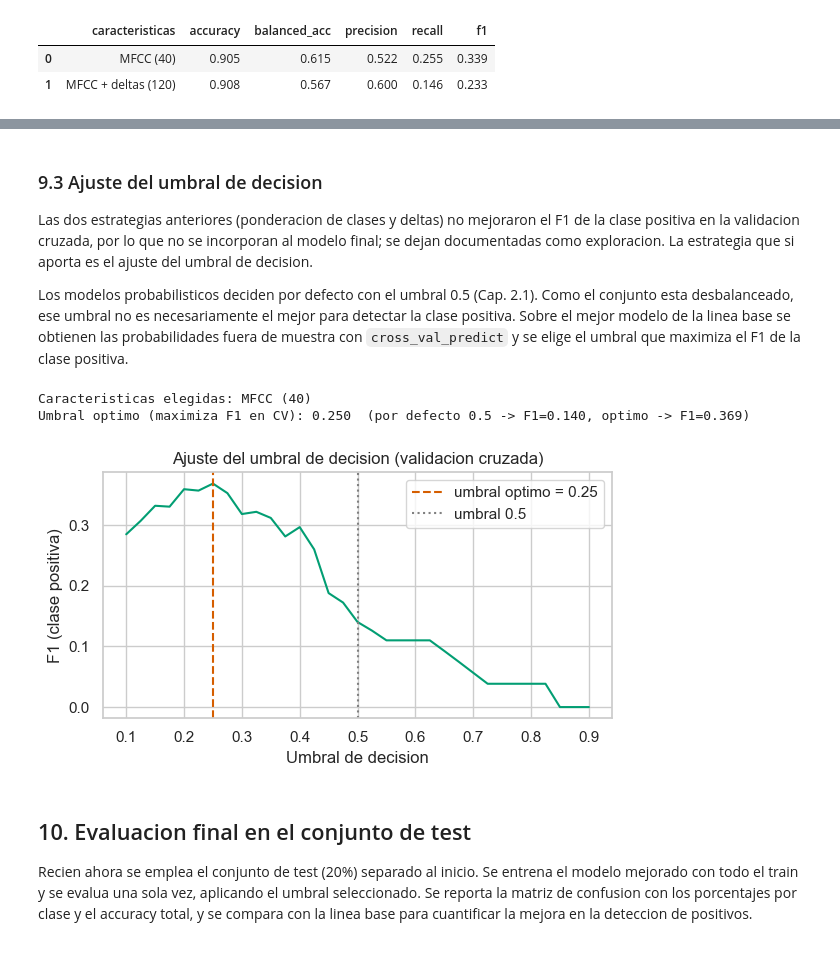
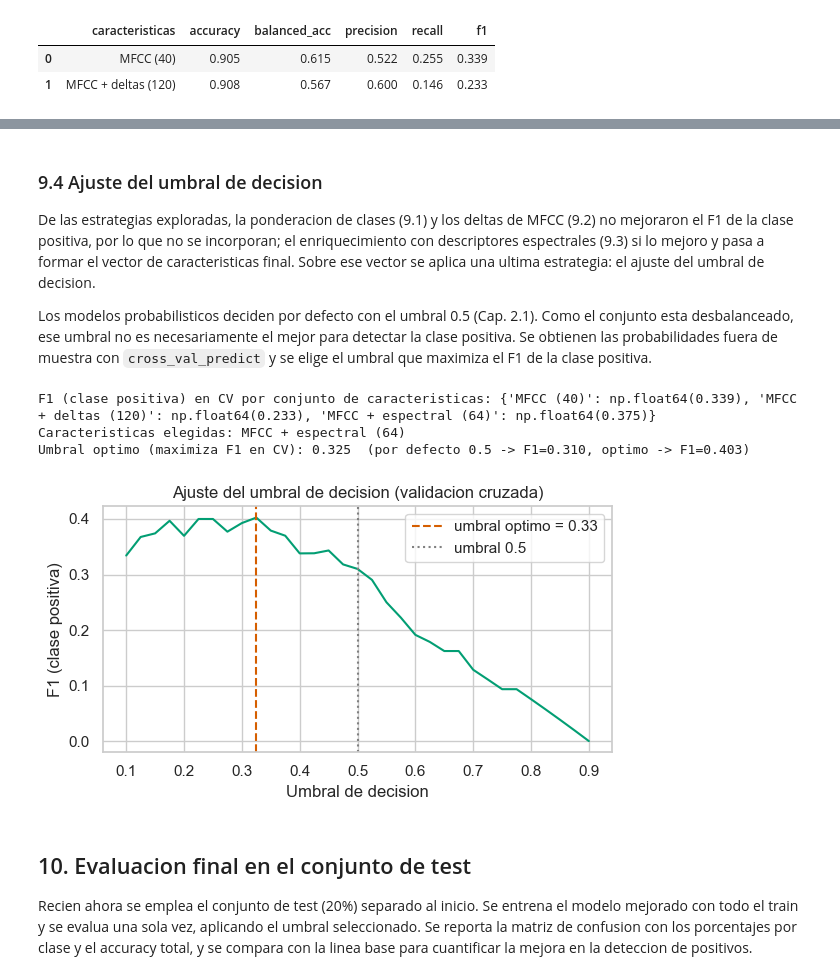
Before and after one commit to erosas-utec/ml-project-classification, a Jupyter notebook: covid_cough_classification.ipynb, the cells around one changed output, grey strips where cells are left out. Cells and saved outputs as stored; diff of their text form; code cells hidden in the pictures.

```diff
--- a/covid_cough_classification.ipynb
+++ b/covid_cough_classification.ipynb
@@ -601,43 +657,51 @@ Deltas cargados desde data\features_delta.csv
 # %% [markdown]
-### 9.3 Ajuste del umbral de decision
+### 9.4 Ajuste del umbral de decision
 
-Las dos estrategias anteriores (ponderacion de clases y deltas) no mejoraron el F1 de la clase positiva en la validacion cruzada, por lo que no se incorporan al modelo final; se dejan documentadas como exploracion. La estrategia que si aporta es el ajuste del umbral de decision.
+De las estrategias exploradas, la ponderacion de clases (9.1) y los deltas de MFCC (9.2) no mejoraron el F1 de la clase positiva, por lo que no se incorporan; el enriquecimiento con descriptores espectrales (9.3) si lo mejoro y pasa a formar el vector de caracteristicas final. Sobre ese vector se aplica una ultima estrategia: el ajuste del umbral de decision.
 
-Los modelos probabilisticos deciden por defecto con el umbral 0.5 (Cap. 2.1). Como el conjunto esta desbalanceado, ese umbral no es necesariamente el mejor para detectar la clase positiva. Sobre el mejor modelo de la linea base se obtienen las probabilidades fuera de muestra con `cross_val_predict` y se elige el umbral que maximiza el F1 de la clase positiva.
+Los modelos probabilisticos deciden por defecto con el umbral 0.5 (Cap. 2.1). Como el conjunto esta desbalanceado, ese umbral no es necesariamente el mejor para detectar la clase positiva. Se obtienen las probabilidades fuera de muestra con `cross_val_predict` y se elige el umbral que maximiza el F1 de la clase positiva.
 # %%
-# Se escoge el conjunto de caracteristicas segun el F1 de la seccion 9.2
-usar_deltas = comparacion_feat.iloc[1]['f1'] > comparacion_feat.iloc[0]['f1']
-X_tr_final = X_train_ext if usar_deltas else X_train
-X_te_final = X_test_ext if usar_deltas else X_test
-conjunto_final = 'MFCC + deltas (120)' if usar_deltas else 'MFCC (40)'
+# Se escoge el conjunto de caracteristicas con mejor F1 de la clase positiva en validacion
+# cruzada, entre los explorados en las Secciones 9.2 y 9.3 (misma metrica de seleccion del proyecto)
+conjuntos_tr = {'MFCC (40)': X_train, 'MFCC + deltas (120)': X_train_ext,
+                'MFCC + espectral (64)': X_train_esp}
+conjuntos_te = {'MFCC (40)': X_test, 'MFCC + deltas (120)': X_test_ext,
+                'MFCC + espectral (64)': X_test_esp}
+f1_conjunto = {n: evaluar(construir_modelo(nombre_mejor, fila_ganadora[nombre_mejor]), Xc)['f1']
+               for n, Xc in conjuntos_tr.items()}
+conjunto_final = max(f1_conjunto, key=f1_conjunto.get)
+X_tr_final = conjuntos_tr[conjunto_final]
+X_te_final = conjuntos_te[conjunto_final]
+print('F1 (clase positiva) en CV por conjunto de caracteristicas:', f1_conjunto)
 print('Caracteristicas elegidas:', conjunto_final)
 
 modelo_final = construir_modelo(nombre_mejor, fila_ganadora[nombre_mejor])
 
 # Probabilidades fuera de muestra (sin fuga) para elegir el umbral
 proba_oof = cross_val_predict(modelo_final, X_tr_final, y_train, groups=grupos_train,
                               cv=kfold, method='predict_proba')[:, 1]
 umbrales = np.linspace(0.10, 0.90, 33)
 f1_por_umbral = [f1_score(y_train, (proba_oof >= u).astype(int), zero_division=0) for u in umbrales]
 umbral_opt = float(umbrales[int(np.argmax(f1_por_umbral))])
 print(f'Umbral optimo (maximiza F1 en CV): {umbral_opt:.3f}  '
       f'(por defecto 0.5 -> F1={f1_por_umbral[np.argmin(np.abs(umbrales-0.5))]:.3f}, '
       f'optimo -> F1={max(f1_por_umbral):.3f})')
 
 fig, ax = plt.subplots(figsize=(6, 3.5))
 ax.plot(umbrales, f1_por_umbral, color=PALETA[2])
 ax.axvline(umbral_opt, color=PALETA[3], linestyle='--', label=f'umbral optimo = {umbral_opt:.2f}')
 ax.axvline(0.5, color='gray', linestyle=':', label='umbral 0.5')
 ax.set_xlabel('Umbral de decision'); ax.set_ylabel('F1 (clase positiva)')
 ax.set_title('Ajuste del umbral de decision (validacion cruzada)')
 ax.legend()
 plt.tight_layout()
 plt.savefig('figures/umbral.png', dpi=150, bbox_inches='tight')
 plt.show()
 # %% [output]
-Caracteristicas elegidas: MFCC (40)
-Umbral optimo (maximiza F1 en CV): 0.250  (por defecto 0.5 -> F1=0.140, optimo -> F1=0.369)
+F1 (clase positiva) en CV por conjunto de caracteristicas: {'MFCC (40)': np.float64(0.339), 'MFCC + deltas (120)': np.float64(0.233), 'MFCC + espectral (64)': np.float64(0.375)}
+Caracteristicas elegidas: MFCC + espectral (64)
+Umbral optimo (maximiza F1 en CV): 0.325  (por defecto 0.5 -> F1=0.310, optimo -> F1=0.403)
-[figure, old version]
+[figure, new version]
 # %% [markdown]
 ## 10. Evaluacion final en el conjunto de test
 
```
Also changed, not shown: parts of 5 cells of this notebook, 23 other files.
